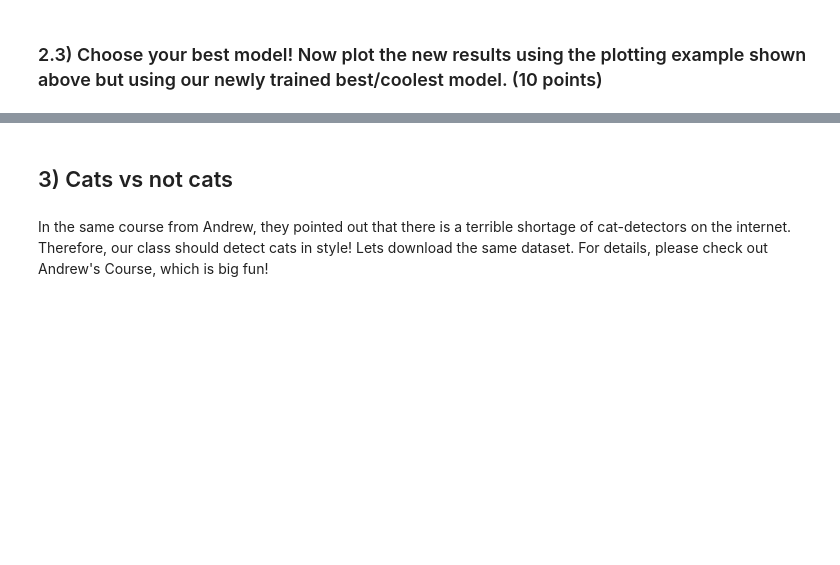
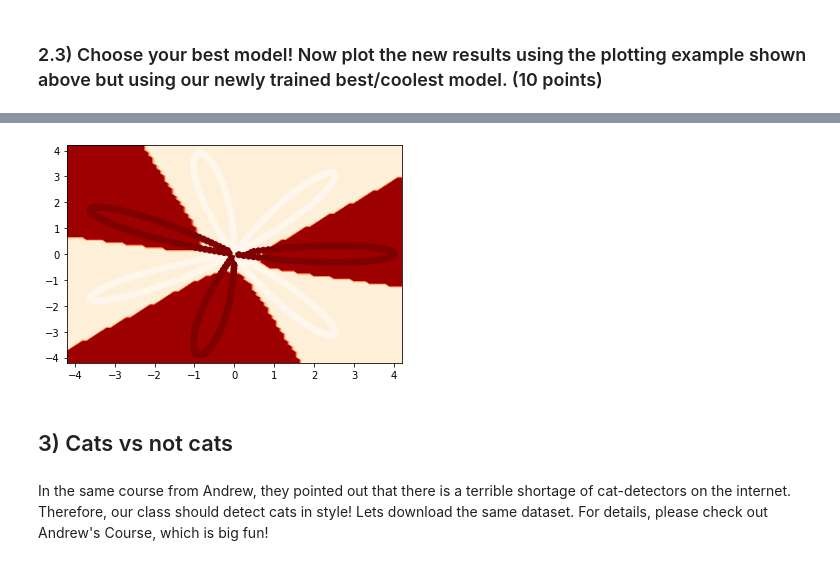
Before and after one commit to stack-dylan/intro-ml-hw, a Jupyter notebook: HW2/HW2_Artificial_Neural_Network.ipynb, the cells around one changed output, grey strips where cells are left out. Drawn from its saved outputs; the diff is of its cells as text; code cells hidden in the pictures; blank space fills up the shorter version.

```diff
--- a/HW2/HW2_Artificial_Neural_Network.ipynb
+++ b/HW2/HW2_Artificial_Neural_Network.ipynb
@@ -864,2 +1016,8 @@ model = Sequential() # Initialising the ANN
 # %% [markdown]
 ### 2.1) Using the example above, try different number of nodes(units) and different activation functions. How does your loss change? (10 points)
+# %%
+model = Sequential() # Initialising the ANN
+model.add(Dense(4, activation='tanh'))
+model.add(Dense(1, activation='sigmoid'))
+model.compile(optimizer = 'rmsprop', loss = 'binary_crossentropy', metrics=['accuracy', Precision(), Recall()])
+model.fit(X_train, y_train, batch_size=1, epochs=10)
@@ -868,2 +1148,16 @@ model = Sequential() # Initialising the ANN
 # %% [markdown]
 ### 2.3) Choose your best model! Now plot the new results using the plotting example shown above but using our newly trained best/coolest model. (10 points)
+# %%
+# This is now working thanks to a student! It is a freebie question now, but feel free to display your results
+def testModelKeras(X, y, model, h=0.1, f=1.05):
+    r = X.max()
+    xmesh, ymesh = np.meshgrid(np.arange(-r*f, r*f+h, h), np.arange(-r*f, r*f+h, h))
+    Z = model.predict(((np.c_[xmesh.ravel(), ymesh.ravel()])))
+    Z = (Z > 0.5) * 1
+    Z = Z.T.reshape(xmesh.shape)
+    plt.contourf(xmesh, ymesh, Z, cmap=plt.cm.OrRd)
+    plt.scatter(X[:,0], X[:,1], c=y.flatten().T, cmap=plt.cm.OrRd)
+# %%
+# Plot using the following function call: testModelKeras(X, y, yourmodel)
+testModelKeras(X, y, model)
+# %% [output]
@@ -870,3 +1165,4 @@ model = Sequential() # Initialising the ANN
+[figure, added]
 # %% [markdown]
 ## 3) Cats vs not cats
 # %% [markdown]
```
Also changed, not shown: parts of 87 cells of this notebook, 10 other files.
